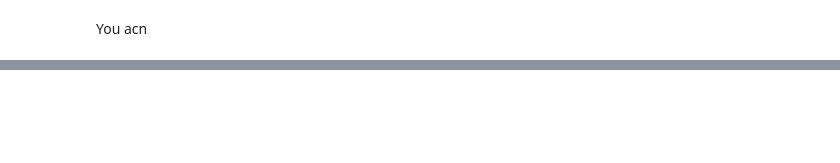
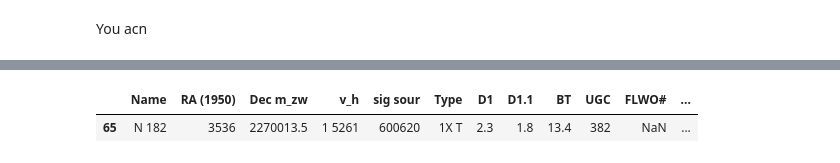
Before and after one commit to nurfnick/Galaxies, a Jupyter notebook: Python.ipynb, the cells around one changed output, grey strips where cells are left out. Cells and saved outputs as stored; diff of their text form; code cells hidden in the pictures; blank space fills up the shorter version.

```diff
--- a/Python.ipynb
+++ b/Python.ipynb
@@ -31,0 +32,5 @@ Name: RA (1950), Length: 2396, dtype: object
+# %%
+data[data['v_h'] == '1 5261']
+# %% [output]
+|  | Name | RA (1950) | Dec m_zw | v_h | sig sour | Type | D1 | D1.1 | BT | UGC | FLWO# | ... |
+| 65 | N 182 | 3536 | 2270013.5 | 1 5261 | 600620 | 1X T | 2.3 | 1.8 | 13.4 | 382 | NaN | ... |
```
Also changed, not shown: parts of 11 cells of this notebook.
